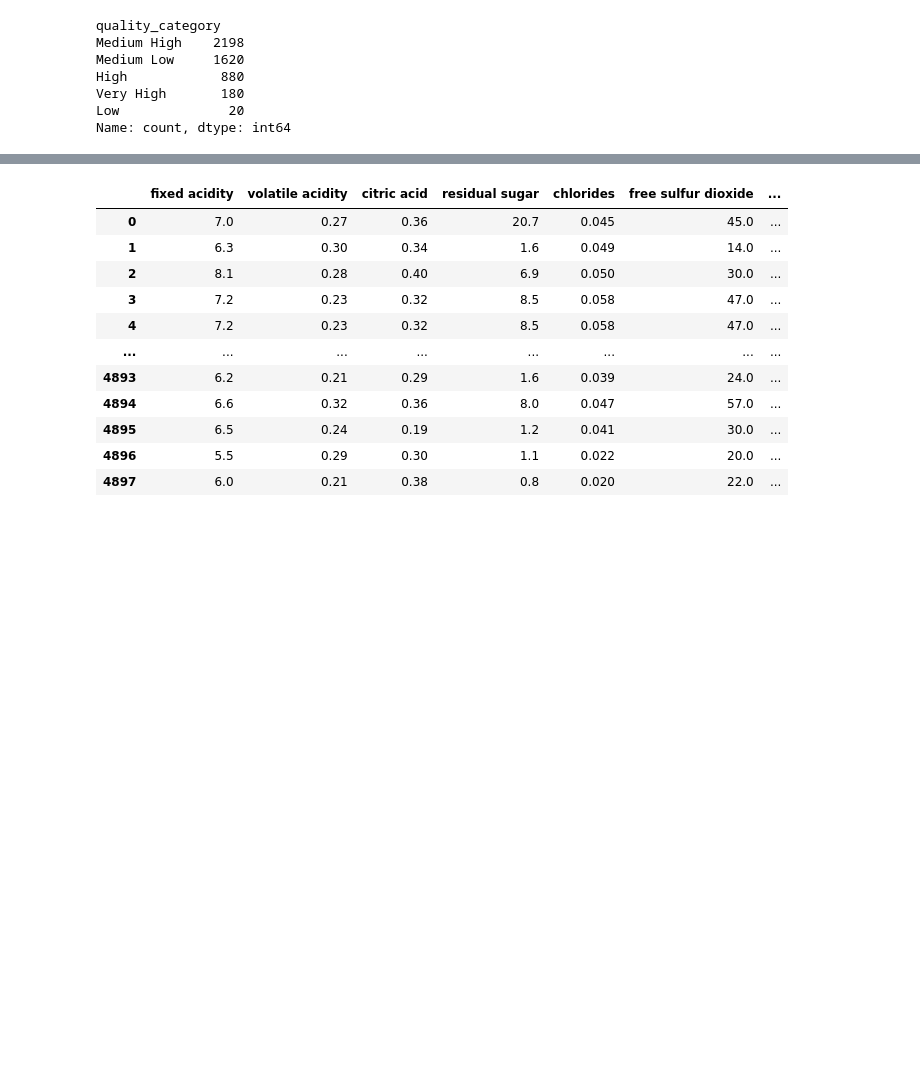
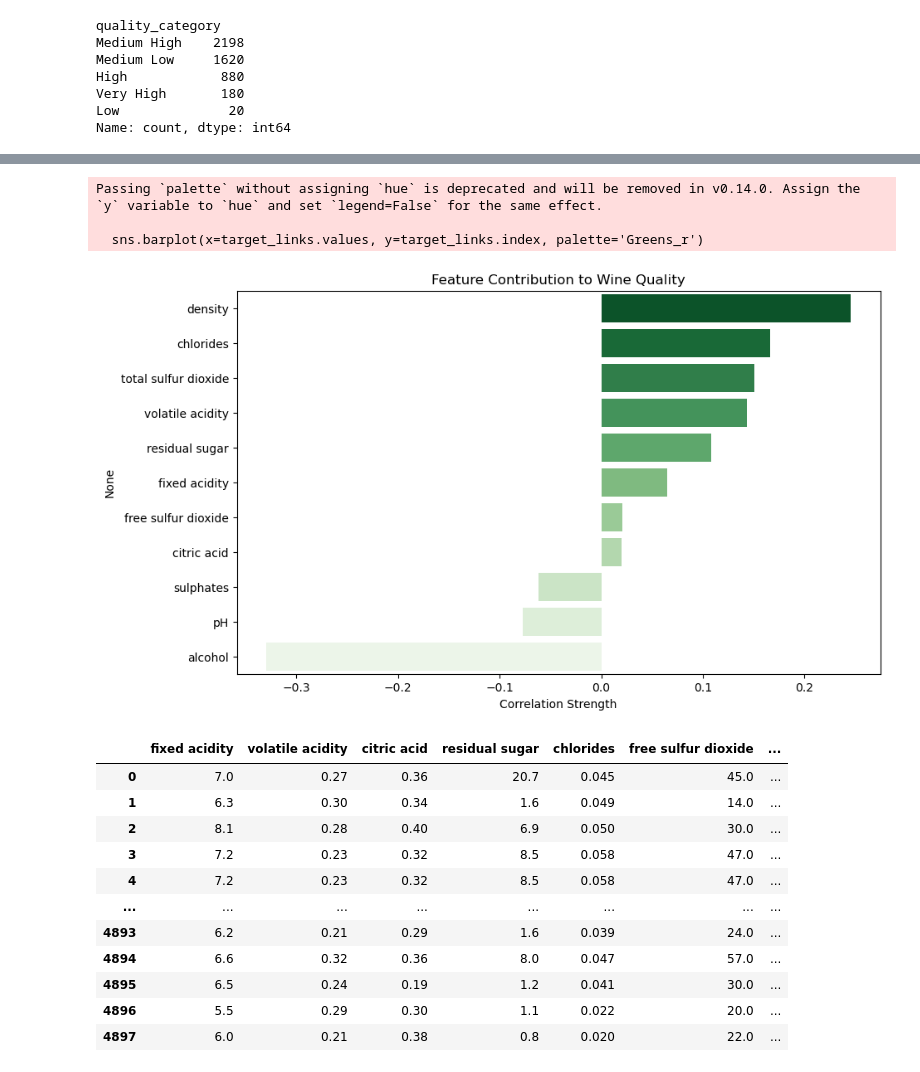
Before and after one commit to cgveradi/Will_Byers, a Jupyter notebook: Notebooks/White_Wine.ipynb, the cells around one changed output, grey strips where cells are left out. Saved outputs shown, nothing was run; the diff lists cells and outputs as text; code cells hidden in the pictures; blank space fills up the shorter version.

```diff
--- a/Notebooks/White_Wine.ipynb
+++ b/Notebooks/White_Wine.ipynb
@@ -149,2 +175,17 @@ df_white_cleaned['quality_category_encoded'] = le.fit_transform(df_white_cleaned
+# %%
+#Correlation bar graph to make it presentation friendly
+correlations = df_white_cleaned.corr(numeric_only=True)
+target_links = correlations['quality_category_encoded'].drop(['quality_category_encoded', 'quality'], errors='ignore')
+target_links = target_links.sort_values(ascending=False)
+plt.figure(figsize=(10, 6))
+sns.barplot(x=target_links.values, y=target_links.index, palette='Greens_r')
+plt.title('Feature Contribution to Wine Quality')
+plt.xlabel('Correlation Strength')
+plt.show()
+# %% [output]
+Passing `palette` without assigning `hue` is deprecated and will be removed in v0.14.0. Assign the `y` variable to `hue` and set `legend=False` for the same effect.
+
+  sns.barplot(x=target_links.values, y=target_links.index, palette='Greens_r')
+[figure, added]
 # %%
 #Separating Feature columns from target one for white wine
```
Also changed, not shown: parts of 8 cells of this notebook.
